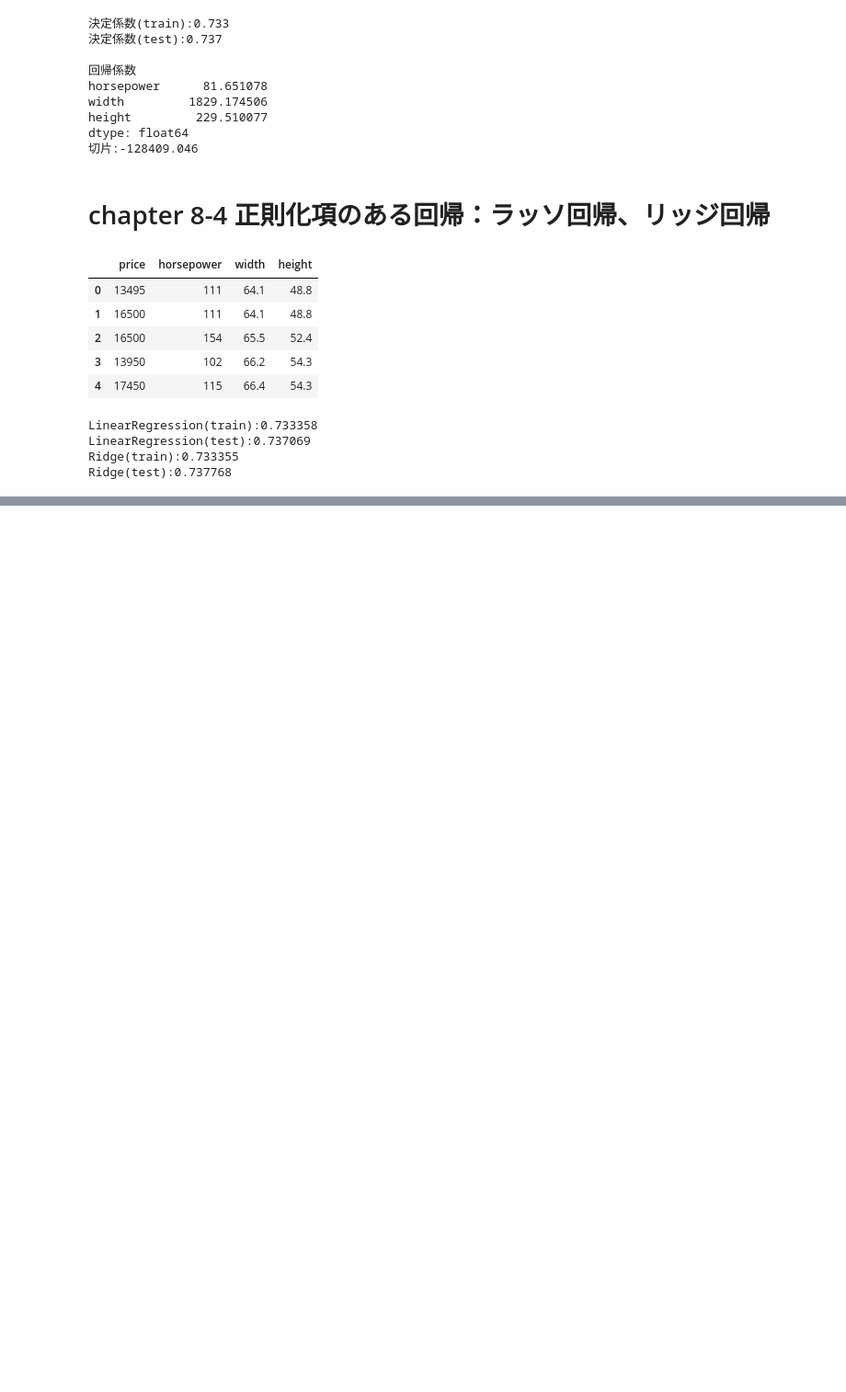
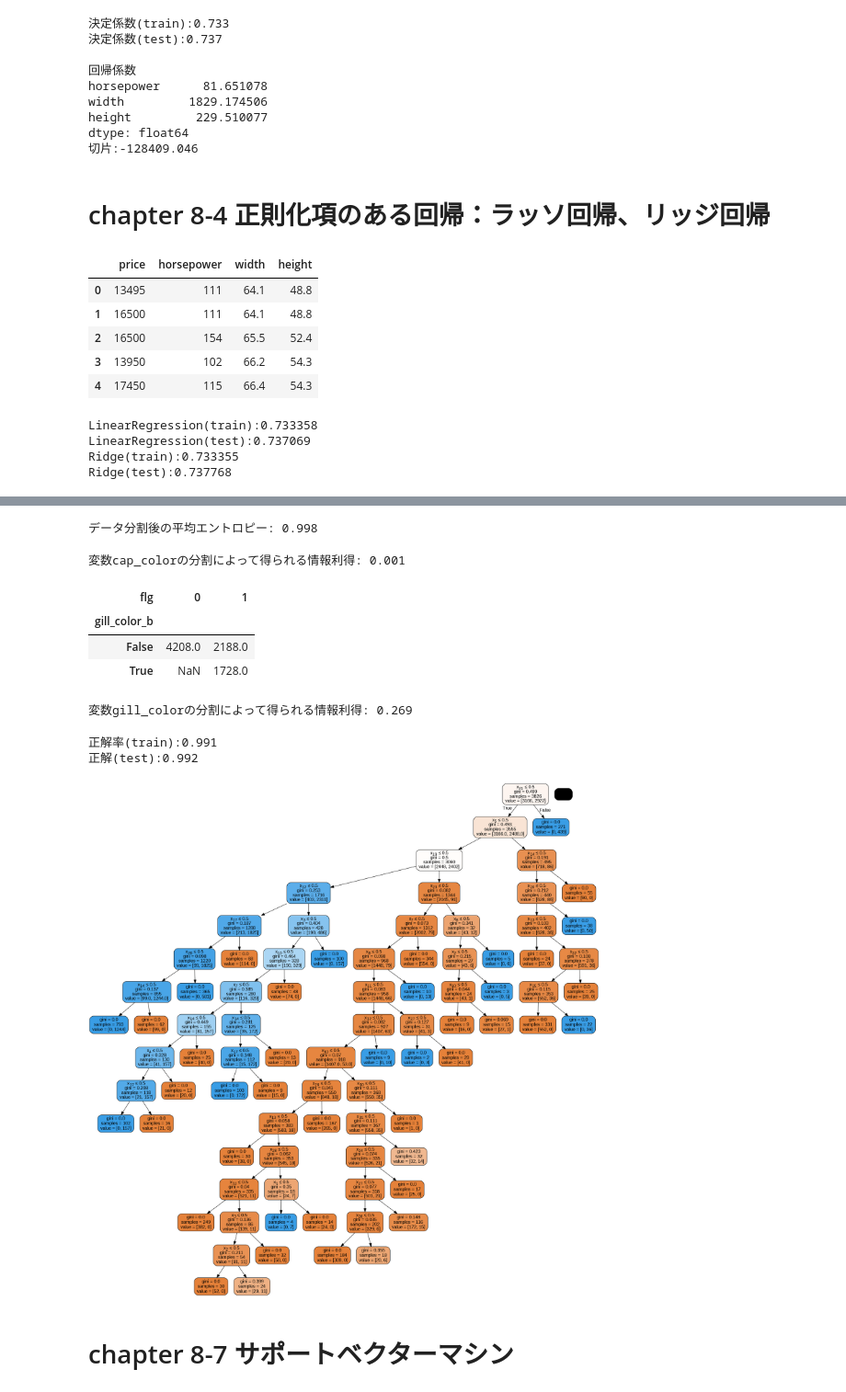
Before and after one commit to niedakaito/EU_M_Math, a Jupyter notebook: Chap08_example.ipynb, the cells around one changed output, grey strips where cells are left out. Shown at 92% size. Saved outputs shown, nothing was run; the diff lists cells and outputs as text; code cells hidden in the pictures; blank space fills up the shorter version.

```diff
--- a/Chap08_example.ipynb
+++ b/Chap08_example.ipynb
@@ -170,0 +203,3 @@ Ridge(test):0.737768
+# %%
+mushroom_dummy = pd.get_dummies(mushroom[['gill_color','gill_attachment','odor','cap_color']])
+mushroom_dummy.head()
@@ -170,0 +214,3 @@ Ridge(test):0.737768
+# %%
+# 目的変数もフラグ化（0/1化）する
+mushroom_dummy['flg'] = mushroom['classes'].map(lambda x: 1 if x == 'p' else 0)
@@ -170,0 +288,72 @@ Ridge(test):0.737768
+# %%
+entropy_after = (4176 + 3904) / 8124 * entropy_c0 + (32 + 12) / 8124 * entropy_c1
+print('データ分割後の平均エントロピー: {:.3f}'.format(entropy_after))
+# %% [output]
+データ分割後の平均エントロピー: 0.998
+# %%
+print('変数cap_colorの分割によって得られる情報利得: {:.3f}'.format(entropy_init - entropy_after))
+# %% [output]
+変数cap_colorの分割によって得られる情報利得: 0.001
+# %%
+mushroom_dummy.groupby(['gill_color_b', 'flg'])['flg'].count().unstack()
+# %% [output]
+| flg | 0 | 1 |
+| gill_color_b |  |  |
+| False | 4208.0 | 2188.0 |
+| True | NaN | 1728.0 |
+# %%
+# gill_colorがbでない場合のエントロピー
+p1 = 4208 / (4208 + 2188)
+p2 = 1 - p1
+entropy_b0 = - (p1 * np.log2(p1) + p2 * np.log2(p2))
+
+# gill_colorがbである場合のエントロピー
+p1 = 0 / (0 + 1728)
+p2 = 1 - p1
+entropy_b1 = -(p2 * np.log(p2))
+
+entropy_after = (4208 + 2188) / 8124 * entropy_b0 + (0 + 1728) / 8124 * entropy_b1
+print('変数gill_colorの分割によって得られる情報利得: {:.3f}'.format(entropy_init - entropy_after))
+# %% [output]
+変数gill_colorの分割によって得られる情報利得: 0.269
+# %%
+from sklearn.tree import DecisionTreeClassifier
+from sklearn.model_selection import train_test_split
+
+# データ分析
+X = mushroom_dummy.drop('flg', axis=1)
+y = mushroom_dummy['flg']
+X_train, X_test, y_train, y_test = train_test_split(X, y, random_state=0)
+
+# 決定木クラスの初期化と学習
+model = DecisionTreeClassifier(criterion='entropy', max_depth=5, random_state=0)
+model.fit(X_train, y_train)
+
+print('正解率(train):{:.3f}'.format(model.score(X_train, y_train)))
+print('正解(test):{:.3f}'.format(model.score(X_test, y_test)))
+# %% [output]
+正解率(train):0.991
+正解(test):0.992
+# %%
+# 参考プログラム
+# pydotplusやgraphvizをインストールする必要があります(google Colaborator上ではインストール不要)
+
+from sklearn.ensemble import RandomForestClassifier
+from sklearn.tree import export_graphviz
+from IPython.display import Image
+import pydotplus
+from six import StringIO
+
+# ランダムフォレストモデルを作成
+model = RandomForestClassifier(n_estimators=1)
+model.fit(X_train, y_train)
+
+# 最初の決定木を取り出して可視化
+dot_data = StringIO()
+export_graphviz(model.estimators_[0], out_file=dot_data, filled=True, rounded=True, special_characters=True)
+graph = pydotplus.graph_from_dot_data(dot_data.getvalue())
+Image(graph.create_png())
+# %% [output]
+[figure, added]
+# %% [markdown]
+# chapter 8-7 サポートベクターマシン
```
Also changed, not shown: parts of 18 cells of this notebook.
